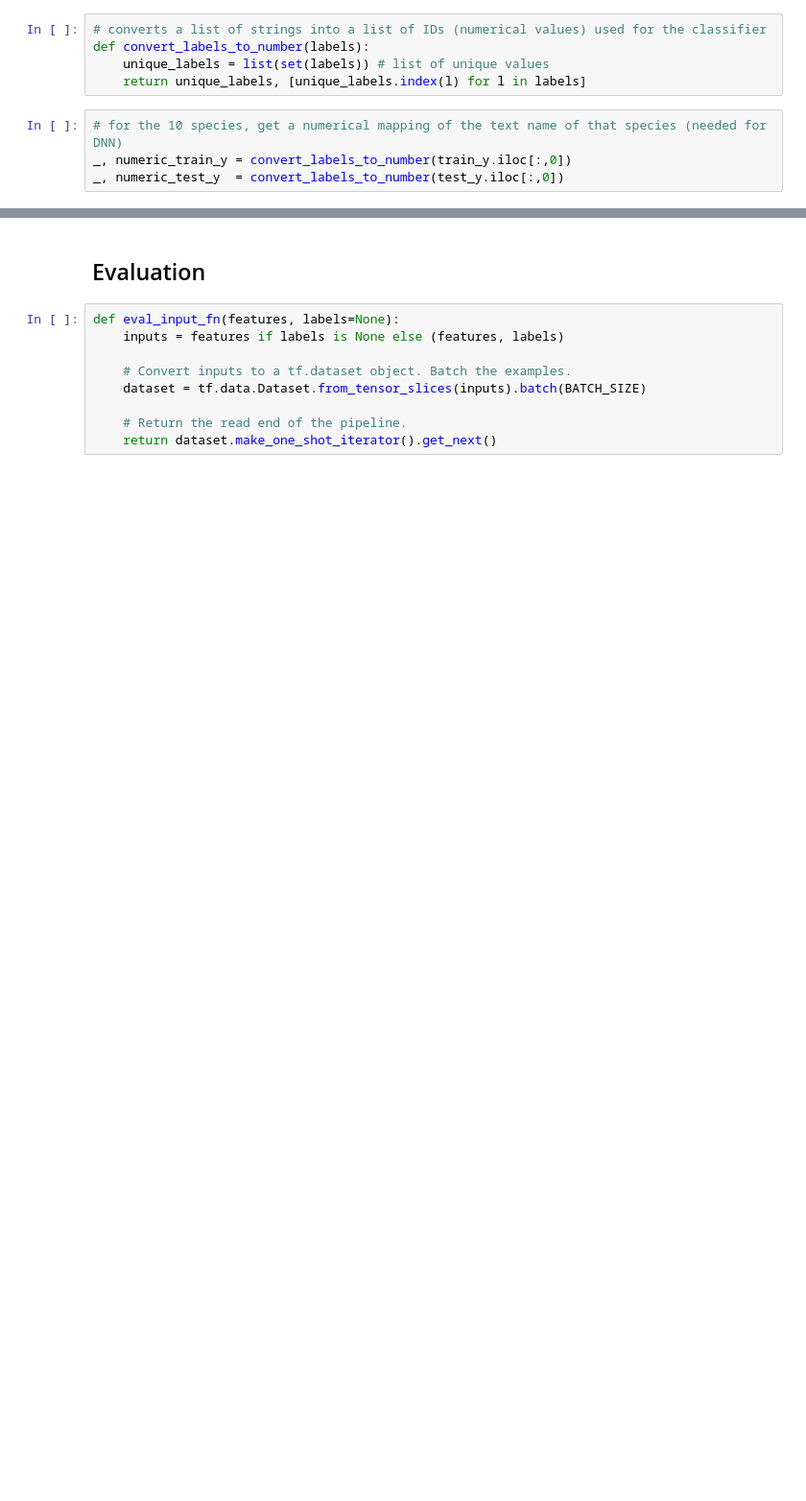
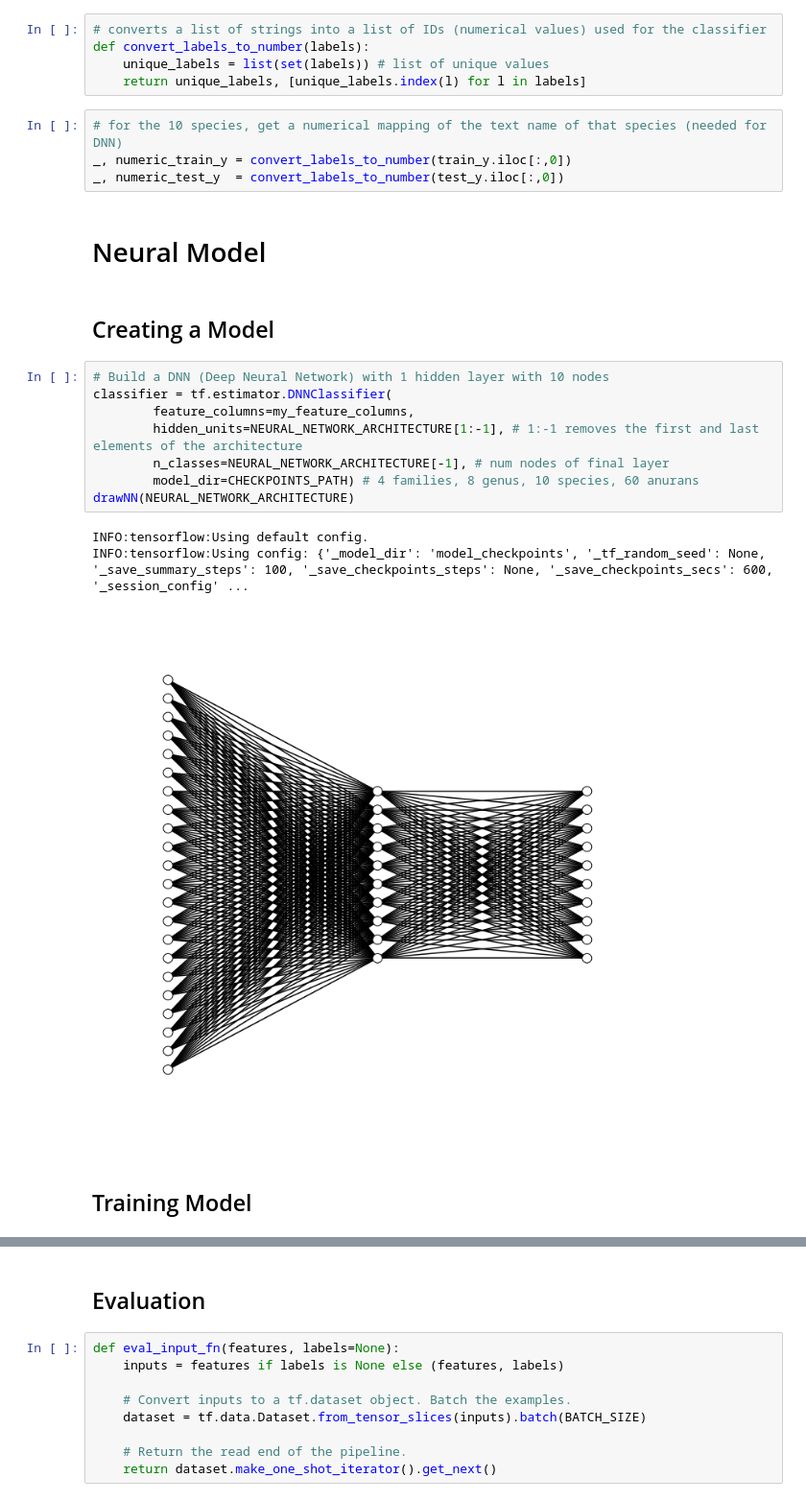
Before and after one commit to msramalho/feup-iart, a Jupyter notebook: Anuran Calssification.ipynb, the cells around one changed output, grey strips where cells are left out. Shown at 96% size. Saved outputs shown, nothing was run; the diff lists cells and outputs as text; blank space fills up the shorter version.

```diff
--- a/Anuran Calssification.ipynb
+++ b/Anuran Calssification.ipynb
@@ -142,3 +136,21 @@ def convert_labels_to_number(labels):
 # for the 10 species, get a numerical mapping of the text name of that species (needed for DNN)
 _, numeric_train_y = convert_labels_to_number(train_y.iloc[:,0])
 _, numeric_test_y  = convert_labels_to_number(test_y.iloc[:,0])
+# %% [markdown]
+# Neural Model
+# %% [markdown]
+## Creating a Model
+# %%
+# Build a DNN (Deep Neural Network) with 1 hidden layer with 10 nodes
+classifier = tf.estimator.DNNClassifier(
+        feature_columns=my_feature_columns,
+        hidden_units=NEURAL_NETWORK_ARCHITECTURE[1:-1], # 1:-1 removes the first and last elements of the architecture
+        n_classes=NEURAL_NETWORK_ARCHITECTURE[-1], # num nodes of final layer
+        model_dir=CHECKPOINTS_PATH) # 4 families, 8 genus, 10 species, 60 anurans
+drawNN(NEURAL_NETWORK_ARCHITECTURE)
+# %% [output]
+INFO:tensorflow:Using default config.
+INFO:tensorflow:Using config: {'_model_dir': 'model_checkpoints', '_tf_random_seed': None, '_save_summary_steps': 100, '_save_checkpoints_steps': None, '_save_checkpoints_secs': 600, '_session_config' ...
+[figure, added]
+# %% [markdown]
+## Training Model
```
Also changed, not shown: parts of 9 cells of this notebook, 1 other file.
